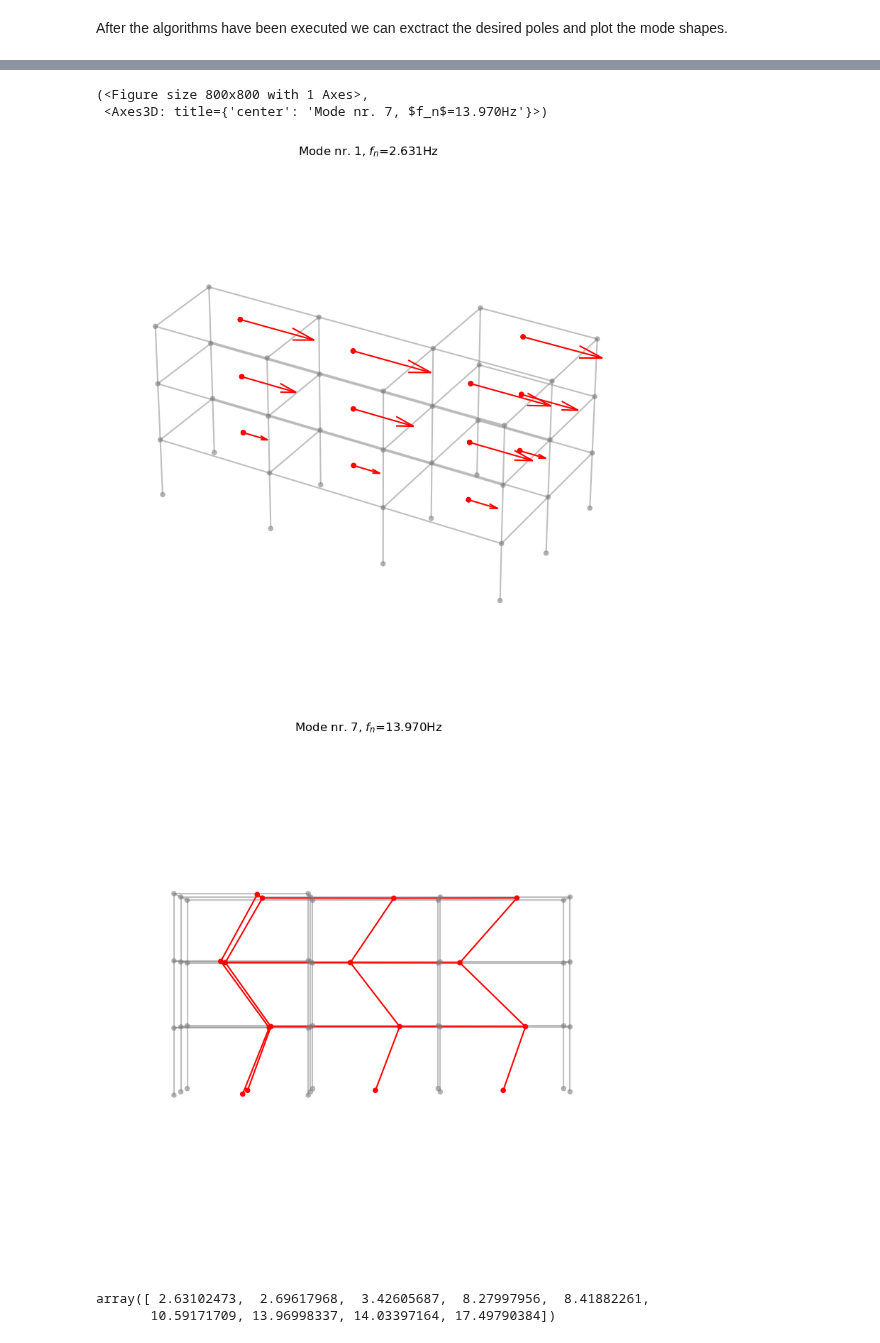
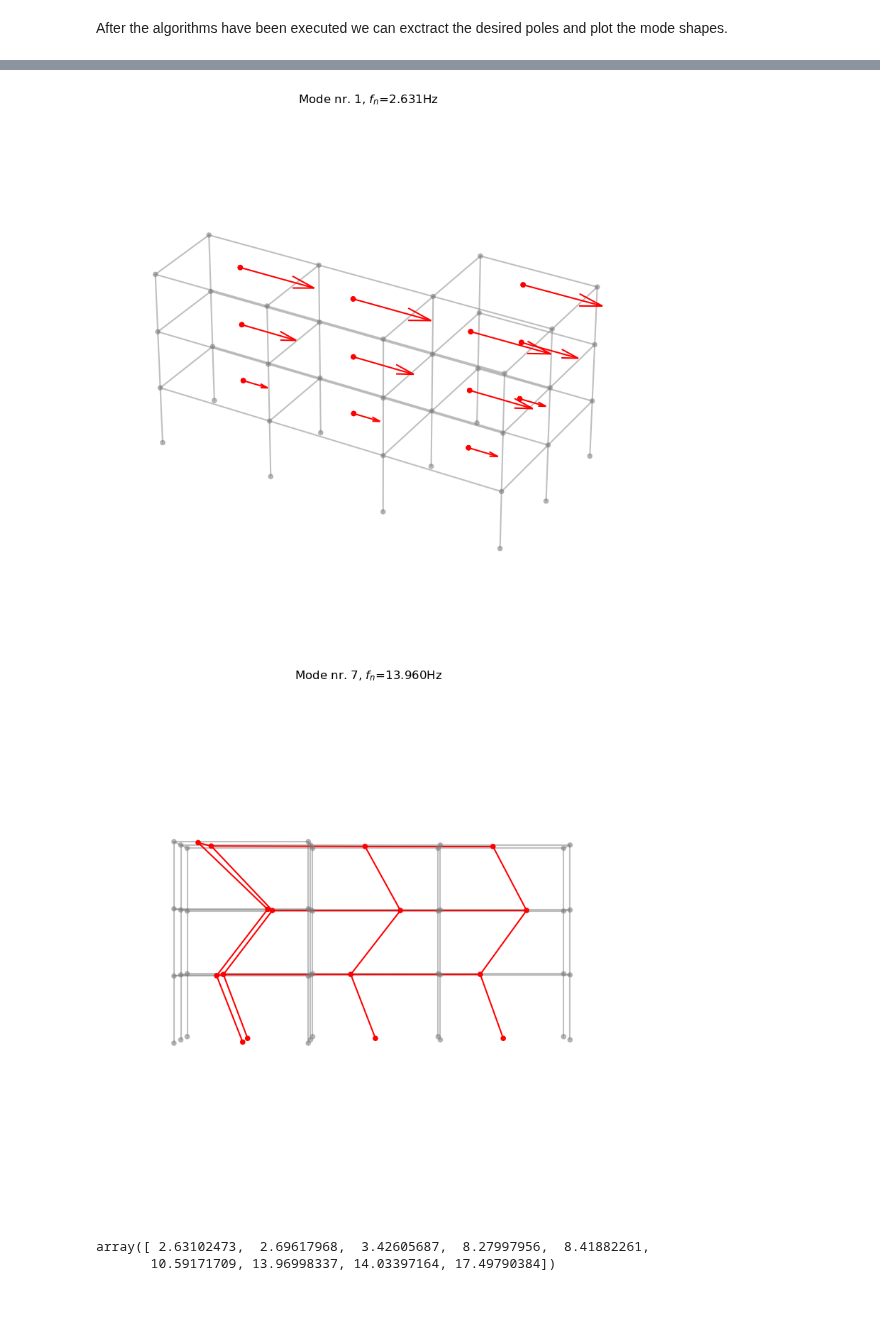
Before and after one commit to dagghe/pyOMA2, a Jupyter notebook: Examples/Example3_MultiSetupPreGER.ipynb, the cells around one changed output, grey strips where cells are left out. Cells and saved outputs as stored; diff of their text form; code cells hidden in the pictures; blank space fills up the shorter version.

```diff
--- a/Examples/Example3_MultiSetupPreGER.ipynb
+++ b/Examples/Example3_MultiSetupPreGER.ipynb
@@ -16,9 +16,9 @@ from pyoma2.OMA import MultiSetup_PreGER
 For the preGER merging procedure, we adopt a strategy similar to that used for the single setup class. The first step involves instantiating the **MultiSetup_PreGER** class and passing the list of datasets, the lists of reference sensors, and their sampling frequency. Similarly to the single setup class, also for the preGER class we can detrend and/or decimate the signals with the **detrend_data()** and **decimate_data()** methods. Furthermore, we can plot all the time histories of the channels for the selected datasets calling the **plot_data()** method, and get more info from each channel from the selected datasets calling the **plot_ch_info()** method.
 # %%
 # import data files
-set1 = np.load("./src/pyoma2/test_data/3SL/set1.npy", allow_pickle=True)
-set2 = np.load("./src/pyoma2/test_data/3SL/set2.npy", allow_pickle=True)
-set3 = np.load("./src/pyoma2/test_data/3SL/set3.npy", allow_pickle=True)
+set1 = np.load("../src/pyoma2/test_data/3SL/set1.npy", allow_pickle=True)
+set2 = np.load("../src/pyoma2/test_data/3SL/set2.npy", allow_pickle=True)
+set3 = np.load("../src/pyoma2/test_data/3SL/set3.npy", allow_pickle=True)
 
 # list of datasets and reference indices
 data = [set1, set2, set3]
@@ -31,8 +31,8 @@ msp = MultiSetup_PreGER(fs=100, ref_ind=ref_ind, datasets=data)
 msp.decimate_data(q=2)
 
 # plot Time Histories of all channels for the selected datasets
-msp.plot_data(data_idx=[2], nc=2)
+fig, ax = msp.plot_data(data_idx=[2], nc=2)
 
 # Plot TH, PSD and KDE of the (selected) channels of the (selected) datasets
-figs, axs = msp.plot_ch_info(data_idx=[0,1], ch_idx=[-1])
+figs, axs = msp.plot_ch_info(data_idx=[1], ch_idx=[2])
 # %% [output]
@@ -83,11 +82,13 @@ Now we need to instantiate the multi-setup versions of the algorithms we wish to
 # %%
 # Initialise the algorithms
 ssidat = SSIdat_algo_MS(name="SSIdat", br=80, ordmax=80)
+plscf = pLSCF_algo_MS(name="pLSCF", ordmax=80, nxseg=1024)
 
 # Add algorithms to the class
-msp.add_algorithms(ssidat)
+msp.add_algorithms(ssidat,plscf)
 msp.run_all()
 
 # Plot
-ssidat.plot_STDiag(freqlim=20)
+fig1, ax1 = ssidat.plot_STDiag(freqlim=(2,18))
+fig2, ax2 = plscf.plot_STDiag(freqlim=(2,18))
 # %% [output]
@@ -105,7 +106,12 @@ msp.MPE(
     sel_freq=[2.63, 2.69, 3.43, 8.29, 8.42, 10.62, 14.00, 14.09, 17.57],
     order=80)
 
+msp.MPE(
+    "pLSCF",
+    sel_freq=[2.63, 2.69, 3.43, 8.29, 8.42, 10.62, 13.95, 14.09, 17.57],
+    order=70)
+
 # plot mode shapes
-ssidat.plot_mode_g1(Geo1=msp.Geo1, mode_numb=1, view="3D", scaleF=2)
-ssidat.plot_mode_g2(Geo2=msp.Geo2, mode_numb=7, view="xz", scaleF=2)
+fig3, ax3 = ssidat.plot_mode_g1(Geo1=msp.Geo1, mode_numb=1, view="3D", scaleF=2)
+fig4, ax4 = plscf.plot_mode_g2(Geo2=msp.Geo2, mode_numb=7, view="xz", scaleF=2)
 # %% [output]
@@ -114,7 +122,5 @@ ssidat.plot_mode_g2(Geo2=msp.Geo2, mode_numb=7, view="xz", scaleF=2)
-(<Figure size 800x800 with 1 Axes>,
- <Axes3D: title={'center': 'Mode nr. 7, $f_n$=13.970Hz'}>)
 [figure]
-[figure, old version]
+[figure, new version]
 # %%
 ssidat.result.Fn
 # %% [output]
```
Also changed, not shown: parts of 6 cells of this notebook, 4 other files.
